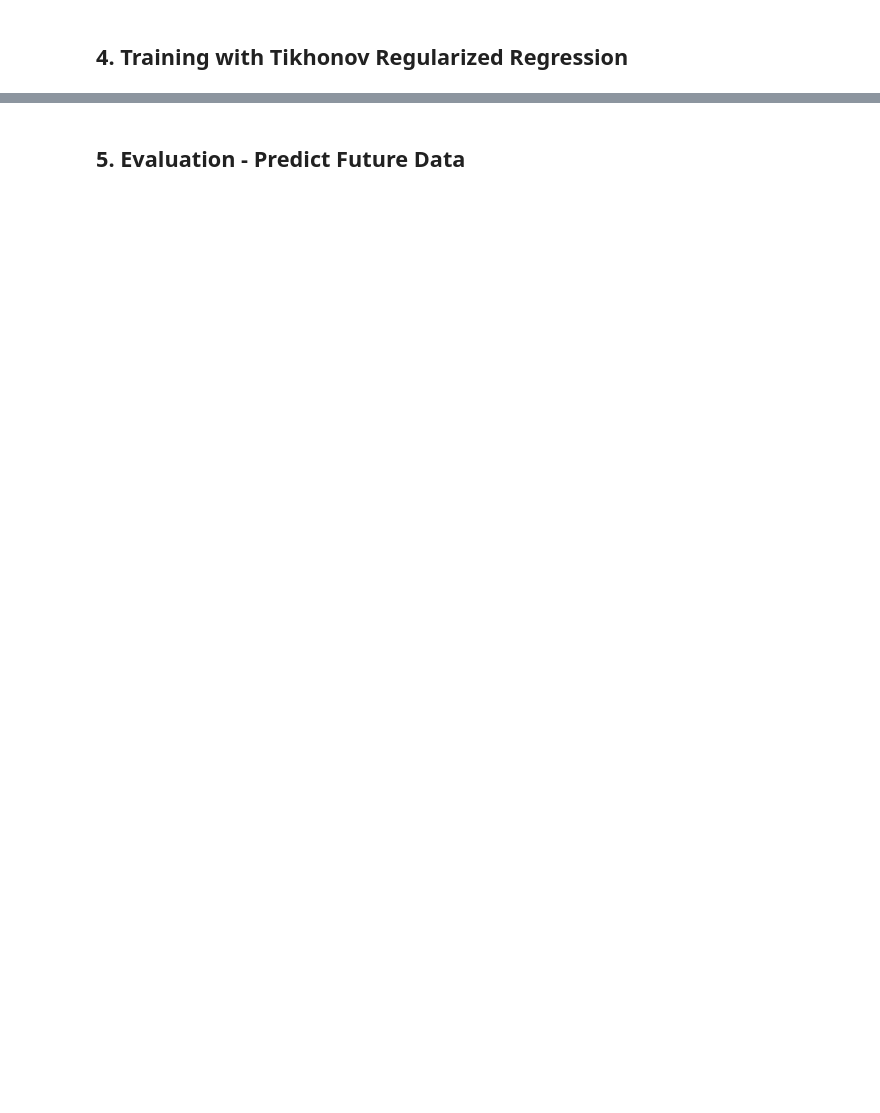
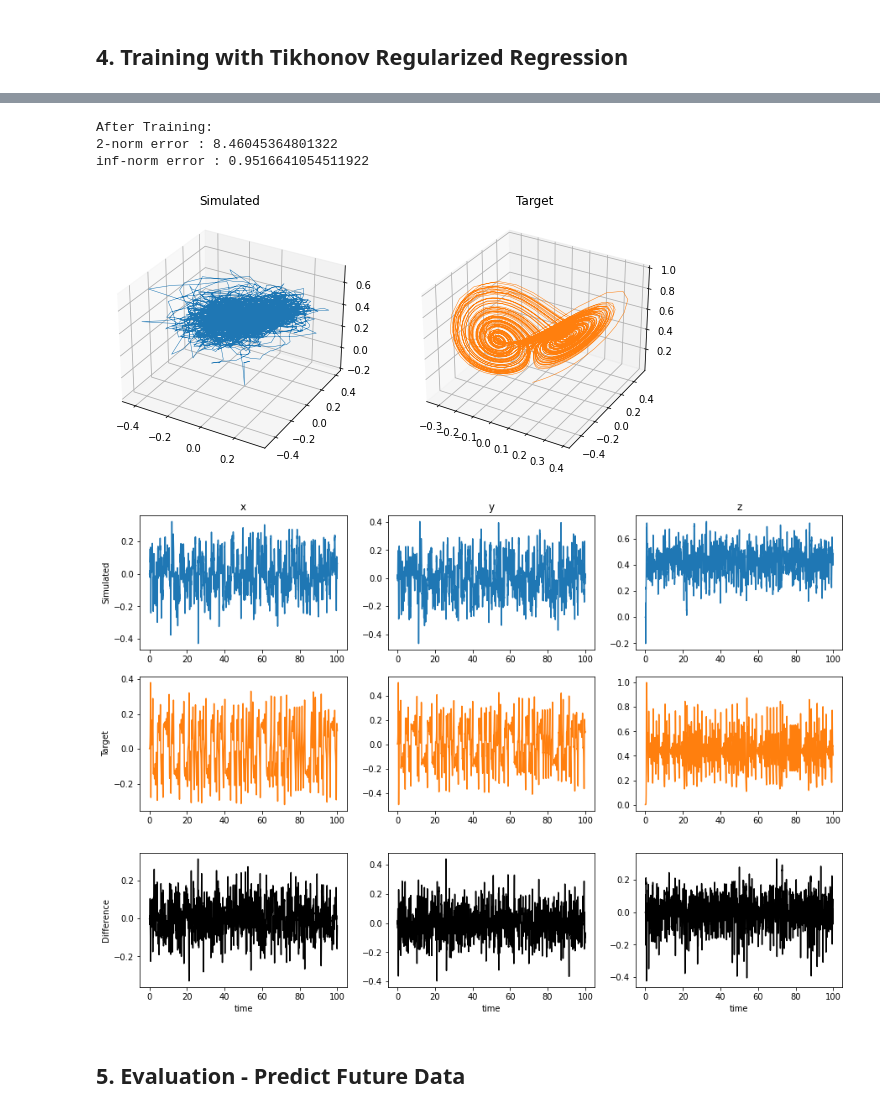
Before and after one commit to skim0119/nengo-practice, a Jupyter notebook: 1.Lorenz63.ipynb, the cells around one changed output, grey strips where cells are left out. Saved outputs shown, nothing was run; the diff lists cells and outputs as text; code cells hidden in the pictures; blank space fills up the shorter version.

```diff
--- a/1.Lorenz63.ipynb
+++ b/1.Lorenz63.ipynb
@@ -337,8 +355,13 @@ def input_func(time):
 network = nengo.Network(label='Lorenz63 Predictor')
 with network:
     in_node = nengo.Node(input_func, size_out=3)
-    reservoir = nengo.Ensemble(n_neurons=num_reservoir_neurons, dimensions=3, neuron_type=nengo.RectifiedLinear())
-    conn_in = nengo.Connection(in_node, reservoir.neurons, synapse=0, transform=W_in)  # Decode
+
+    reservoir = nengo.Ensemble(n_neurons=num_reservoir_neurons, dimensions=3)
+    conn_in = nengo.Connection(in_node, reservoir, synapse=0, transform=W_in)  # Decode
     conn_res = nengo.Connection(reservoir.neurons, reservoir.neurons,
-                                synapse=0, transform=A.todense())  # Direct
+                                synapse=0.1, transform=A)
+
+    #activation_node = nengo.Node(tanh, size_in=num_reservoir_neurons, size_out=num_reservoir_neurons)
+    #conn_tanh = nengo.Connection(reservoir.neurons, activation_node)
     state_probe = nengo.Probe(reservoir.neurons, synapse=0.1, label='r')
+    input_probe = nengo.Probe(in_node)
@@ -345,2 +370,8 @@ with network:
 # %% [markdown]
 ### Pre-trained Simulation
+# %%
+with nengo.Simulator(network, dt=dt, optimize=False) as sim:
+    for i in range(10):
+        sim.step()
+        u = u_train[i]
+        print(u@W_in.T)
@@ -348,16 +414,7 @@ with network:
 # Pre-trained Simulation
 with nengo.Simulator(network, dt=dt, optimize=False) as sim:
     sim.run(T_train)
-Ar = sim.data[state_probe]
-r_next = np.tanh(Ar)
-v_out = r_next@W_out.T
-
-'''
-# process third row
-r_third = r_next.copy()
-r_third[num_reservoir_neurons//2:] = r_next[num_reservoir_neurons//2:] ** 2
-v_out[:,2:] = r_third @ W_out[2:,:].T
-'''
+r_next = sim.data[state_probe]
 # %% [output]
 [interactive output not drawn]
 [interactive output not drawn]
@@ -407,8 +421,12 @@ Text(0.5, 0, 'time')
 # %% [markdown]
 ## 4. Training with Tikhonov Regularized Regression <a class="anchor" id="4-bullet"></a>
 # %%
-clf = Ridge(alpha=beta)
+clf = Ridge(alpha=beta, fit_intercept=False)
 clf.fit(r_next, v_train)
 print(f'score (R^2) : {clf.score(r_next, v_train)}')
-v_out = clf.predict(r_next)
+decode_2 = lambda r: clf.predict(r)
+
+v_out  = decode_2(r_next)
+print("training error:");
+print(np.sqrt(np.mean((v_out - v_train)**2)))
 # %% [output]
@@ -458,3 +436,14 @@ Text(0.5, 0, 'time')
+# %%
+# Plot
+print('After Training:')
+plot_1(v_out, v_train, dt)
+# %% [output]
+After Training:
+2-norm error : 8.46045364801322
+inf-norm error : 0.9516641054511922
+[figure, added]
+[figure, added]
+[figure, added]
 # %% [markdown]
 ## 5. Evaluation - Predict Future Data <a class="anchor" id="5-bullet"></a>
 # %%
```
Also changed, not shown: parts of 33 cells of this notebook.
